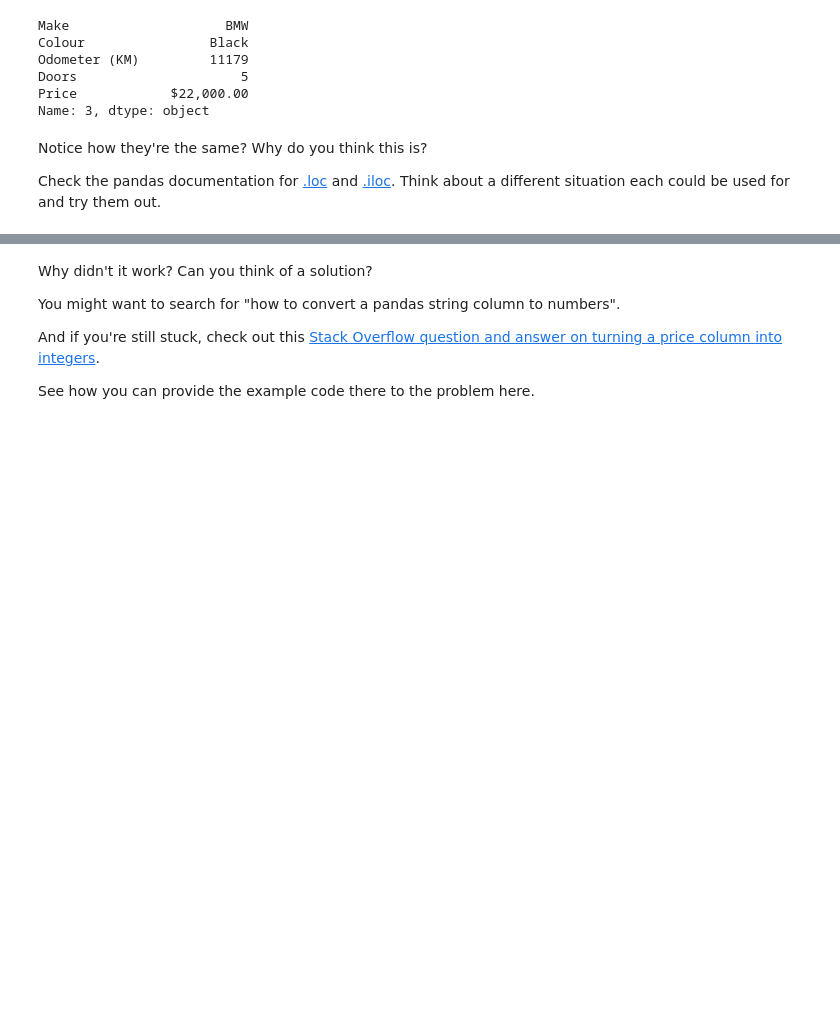
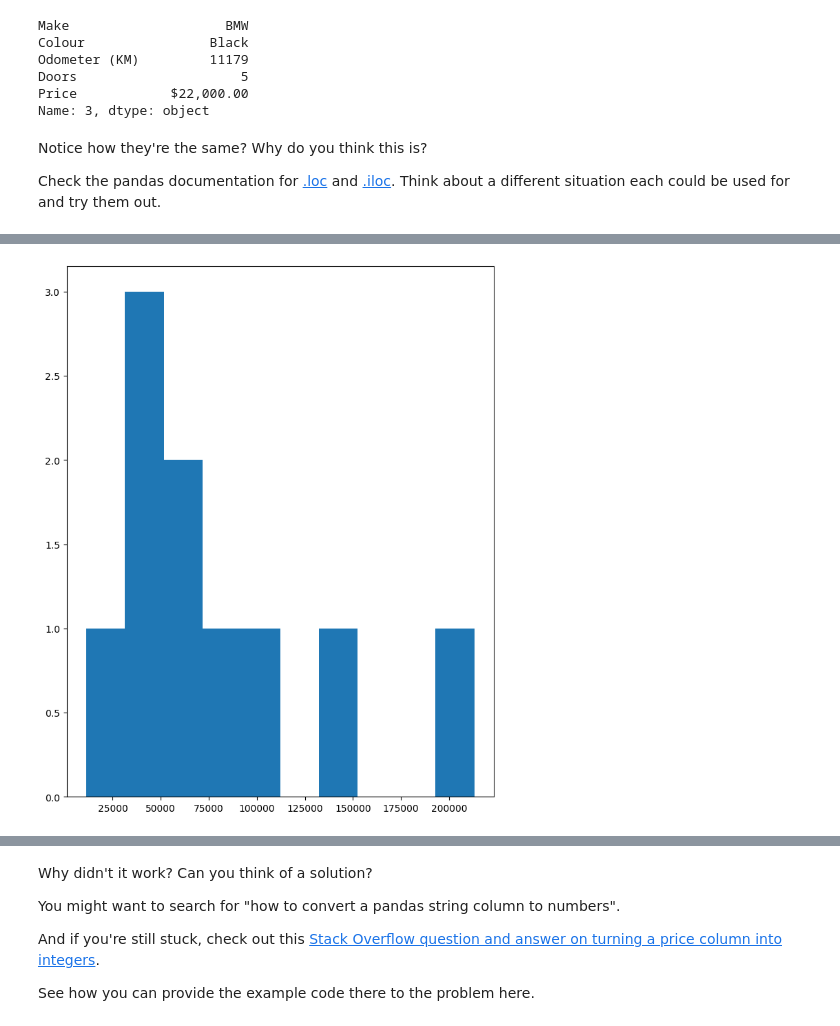
Before and after one commit to HerbertNtim/dataScience-ML, a Jupyter notebook: notebooks/pandas-exercises.ipynb, the cells around one changed output, grey strips where cells are left out. Cells and saved outputs as stored; diff of their text form; code cells hidden in the pictures; blank space fills up the shorter version.

```diff
--- a/notebooks/pandas-exercises.ipynb
+++ b/notebooks/pandas-exercises.ipynb
@@ -198,4 +236,8 @@ car_sales_dataFrame['Od']
 # %%
 # Create a histogram of the Odometer column using hist()
+plt.figure(figsize=(8, 10))
+plt.hist(car_sales_dataFrame['Odometer (KM)']);
+# %% [output]
+[figure, added]
 # %%
 # Try to plot the Price column using plot()
```
Also changed, not shown: parts of 10 cells of this notebook.
